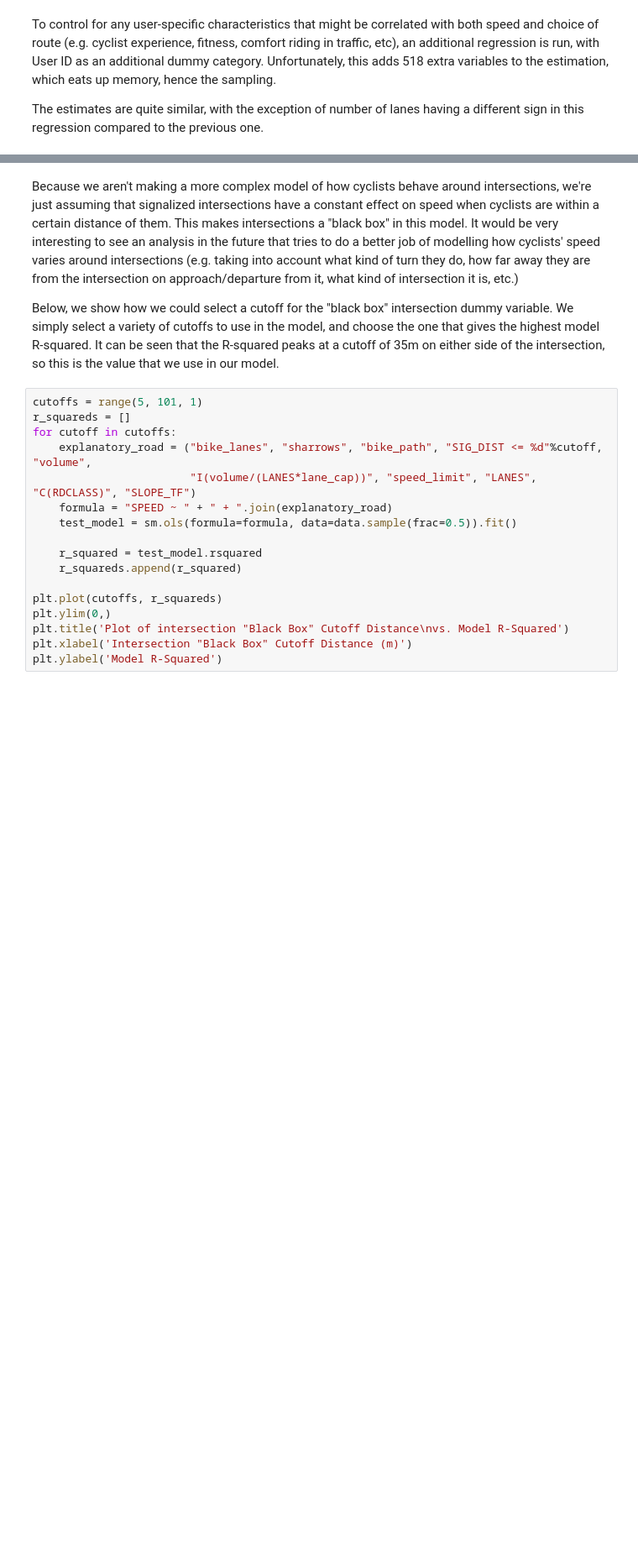
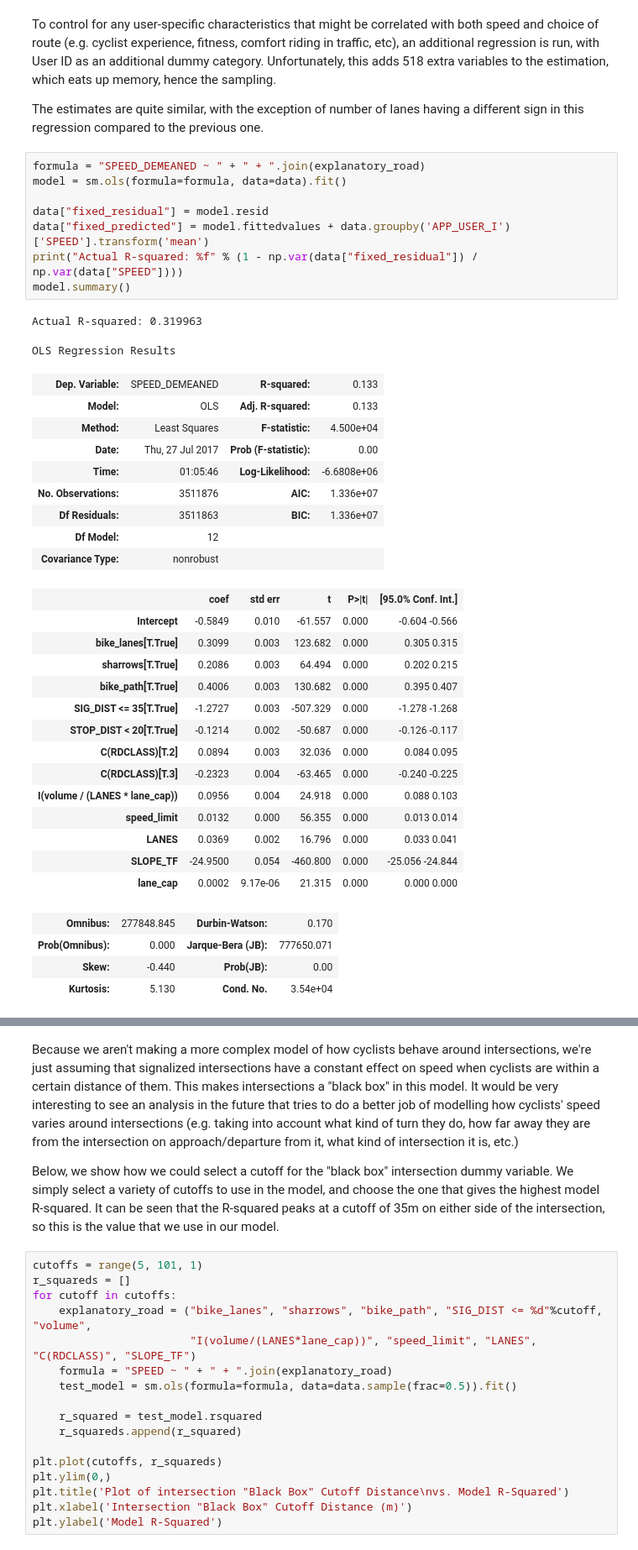
Before and after one commit to aclarry/toronto-cycling-speed-analysis, a Jupyter notebook: Speed Analysis.ipynb, the cells around one changed output, grey strips where cells are left out. Shown at 84% size. Saved outputs shown, nothing was run; the diff lists cells and outputs as text; blank space fills up the shorter version.

```diff
--- a/Speed Analysis.ipynb
+++ b/Speed Analysis.ipynb
@@ -254,6 +225,44 @@ OLS Regression Results
 To control for any user-specific characteristics that might be correlated with both speed and choice of route (e.g. cyclist experience, fitness, comfort riding in traffic, etc), an additional regression is run, with User ID as an additional dummy category.  Unfortunately, this adds 518 extra variables to the estimation, which eats up memory, hence the sampling.
 
 The estimates are quite similar, with the exception of number of lanes having a different sign in this regression compared to the previous one.
+# %%
+formula = "SPEED_DEMEANED ~ " + " + ".join(explanatory_road)
+model = sm.ols(formula=formula, data=data).fit()
+
+data["fixed_residual"] = model.resid
+data["fixed_predicted"] = model.fittedvalues + data.groupby('APP_USER_I')['SPEED'].transform('mean')
+print("Actual R-squared: %f" % (1 - np.var(data["fixed_residual"]) / np.var(data["SPEED"])))
+model.summary()
+# %% [output]
+Actual R-squared: 0.319963
+OLS Regression Results
+| Dep. Variable: | SPEED_DEMEANED | R-squared: | 0.133 |
+| Model: | OLS | Adj. R-squared: | 0.133 |
+| Method: | Least Squares | F-statistic: | 4.500e+04 |
+| Date: | Thu, 27 Jul 2017 | Prob (F-statistic): | 0.00 |
+| Time: | 01:05:46 | Log-Likelihood: | -6.6808e+06 |
+| No. Observations: | 3511876 | AIC: | 1.336e+07 |
+| Df Residuals: | 3511863 | BIC: | 1.336e+07 |
+| Df Model: | 12 |  |  |
+| Covariance Type: | nonrobust |  |  |
+|  | coef | std err | t | P>|t| | [95.0% Conf. Int.] |
+| Intercept | -0.5849 | 0.010 | -61.557 | 0.000 | -0.604 -0.566 |
+| bike_lanes[T.True] | 0.3099 | 0.003 | 123.682 | 0.000 | 0.305 0.315 |
+| sharrows[T.True] | 0.2086 | 0.003 | 64.494 | 0.000 | 0.202 0.215 |
+| bike_path[T.True] | 0.4006 | 0.003 | 130.682 | 0.000 | 0.395 0.407 |
+| SIG_DIST <= 35[T.True] | -1.2727 | 0.003 | -507.329 | 0.000 | -1.278 -1.268 |
+| STOP_DIST < 20[T.True] | -0.1214 | 0.002 | -50.687 | 0.000 | -0.126 -0.117 |
+| C(RDCLASS)[T.2] | 0.0894 | 0.003 | 32.036 | 0.000 | 0.084 0.095 |
+| C(RDCLASS)[T.3] | -0.2323 | 0.004 | -63.465 | 0.000 | -0.240 -0.225 |
+| I(volume / (LANES * lane_cap)) | 0.0956 | 0.004 | 24.918 | 0.000 | 0.088 0.103 |
+| speed_limit | 0.0132 | 0.000 | 56.355 | 0.000 | 0.013 0.014 |
+| LANES | 0.0369 | 0.002 | 16.796 | 0.000 | 0.033 0.041 |
+| SLOPE_TF | -24.9500 | 0.054 | -460.800 | 0.000 | -25.056 -24.844 |
+| lane_cap | 0.0002 | 9.17e-06 | 21.315 | 0.000 | 0.000 0.000 |
+| Omnibus: | 277848.845 | Durbin-Watson: | 0.170 |
+| Prob(Omnibus): | 0.000 | Jarque-Bera (JB): | 777650.071 |
+| Skew: | -0.440 | Prob(JB): | 0.00 |
+| Kurtosis: | 5.130 | Cond. No. | 3.54e+04 |
 # %%
 explanatory_road = ("bike_lanes", "sharrows", "bike_path", "SIG_DIST <= 35",
                     "I(volume/(LANES*lane_cap))", "speed_limit", "LANES", "C(RDCLASS)", "SLOPE_TF",
```
Also changed, not shown: parts of 10 cells of this notebook.
